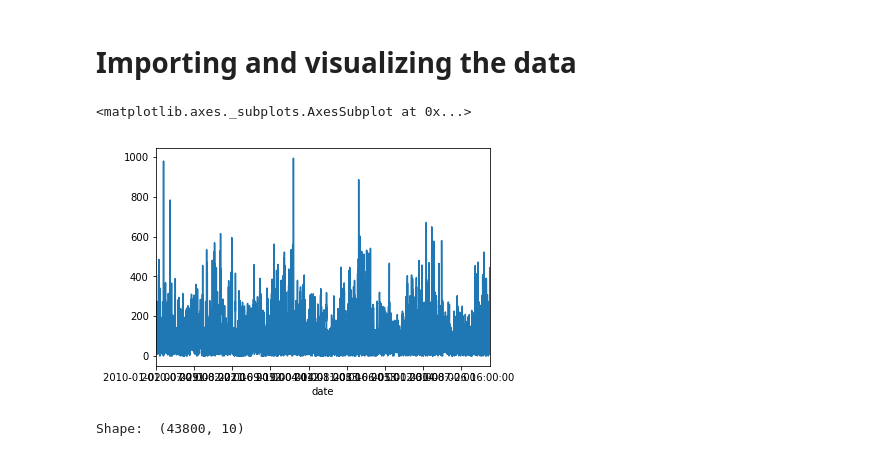
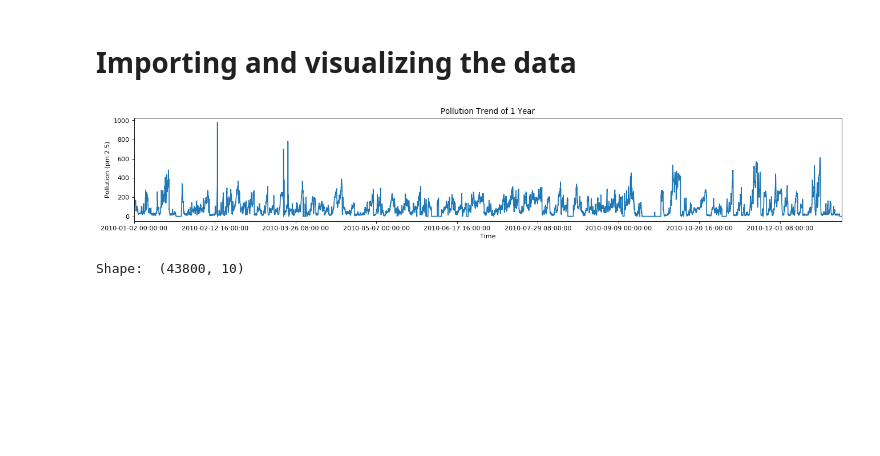
Before and after one commit to SAint7579/Hybrid_LSTM-DNN_PollutionForecasting, a Jupyter notebook: RNN_DNN_HYB.ipynb, the cells around one changed output. Saved outputs shown, nothing was run; the diff lists cells and outputs as text; code cells hidden in the pictures; blank space fills up the shorter version.

```diff
--- a/RNN_DNN_HYB.ipynb
+++ b/RNN_DNN_HYB.ipynb
@@ -26,12 +26,16 @@ dataset.to_csv('pollution.csv')
 ** DATA PROCESSING COMPLETED **
 # %% [markdown]
 # Importing and visualizing the data
-# %%
-dataset = pd.read_csv('pollution.csv',index_col='date')
-dataset['pollution'].plot()
-# %% [output]
-<matplotlib.axes._subplots.AxesSubplot at 0x...>
-[figure, removed]
+# %%
+dataset = pd.read_csv('pollution.csv',index_col='date')
+fig=plt.figure(figsize=(20, 3), dpi= 80, facecolor='w', edgecolor='k')
+dataset['pollution'][:365*24].plot()
+plt.title('Pollution Trend of 1 Year')
+plt.xlabel('Time')
+plt.ylabel('Pollution (pm 2.5)')
+plt.show()
+# %% [output]
+[figure, added]
 # %%
 from sklearn.preprocessing import MinMaxScaler,StandardScaler
 from sklearn.preprocessing import LabelEncoder,OneHotEncoder
```
Also changed, not shown: parts of 3 cells of this notebook.
